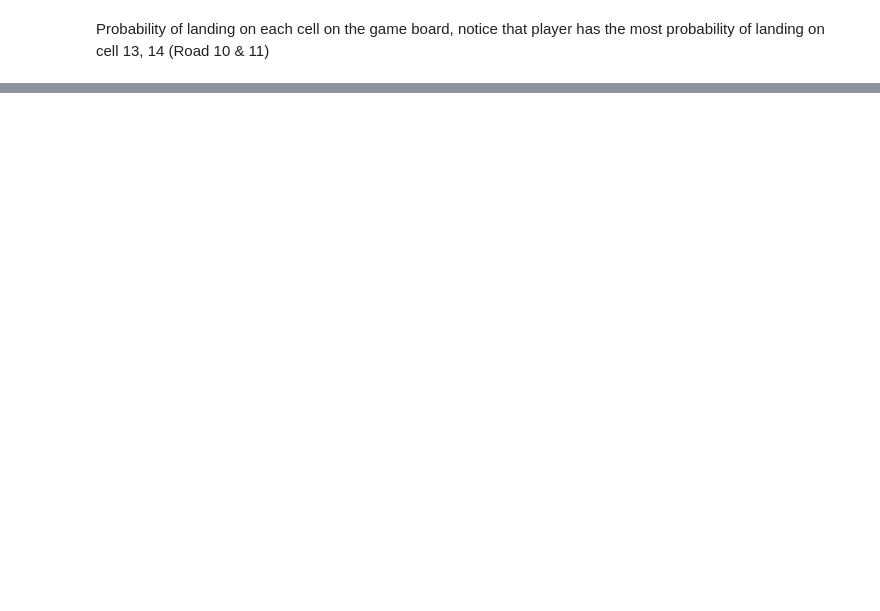
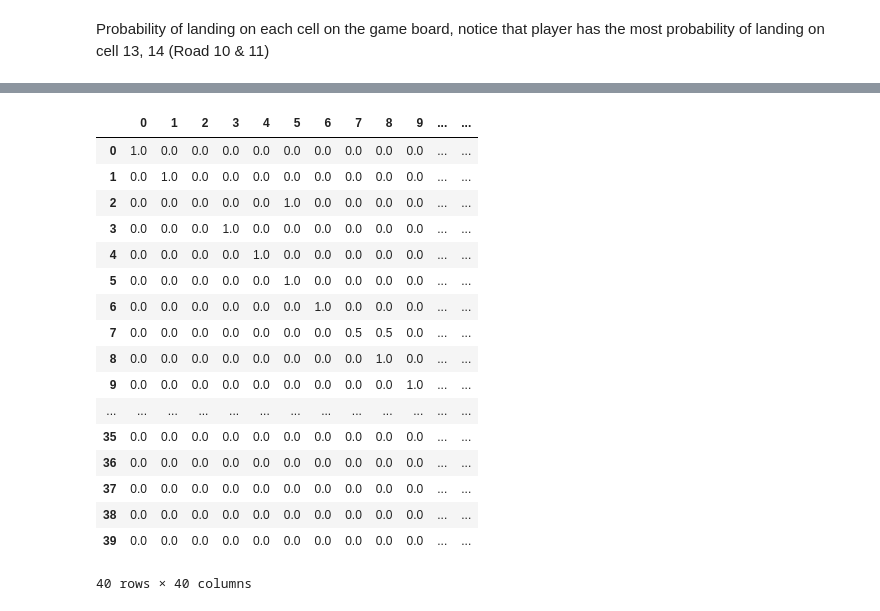
Before and after one commit to xuzhe0205/IOB_markovchain, a Jupyter notebook: IOBmarkovchain.ipynb, the cells around one changed output, grey strips where cells are left out. Cells and saved outputs as stored; diff of their text form; code cells hidden in the pictures; blank space fills up the shorter version.

```diff
--- a/IOBmarkovchain.ipynb
+++ b/IOBmarkovchain.ipynb
@@ -157,0 +203,35 @@ plt.plot(v)
+# %%
+special = np.zeros((40,40))
+# %%
+swamps_i = list_duplicates_of(board,'Swamp')
+diagonalleys_i = list_duplicates_of(board,'DiagonAlley')
+for c in range(40):
+    if c in cars_i:
+        special[c,c+3] = 1.0
+    elif c in swamps_i:
+        special[c,c] = 1
+    elif c in diagonalleys_i:
+        special[c,c+1] = 1/2
+        special[c,c] = 1/2
+    else:
+        special[c, c] = 1.0
+pd.DataFrame(special)
+# %% [output]
+|  | 0 | 1 | 2 | 3 | 4 | 5 | 6 | 7 | 8 | 9 | ... | ... |
+| 0 | 1.0 | 0.0 | 0.0 | 0.0 | 0.0 | 0.0 | 0.0 | 0.0 | 0.0 | 0.0 | ... | ... |
+| 1 | 0.0 | 1.0 | 0.0 | 0.0 | 0.0 | 0.0 | 0.0 | 0.0 | 0.0 | 0.0 | ... | ... |
+| 2 | 0.0 | 0.0 | 0.0 | 0.0 | 0.0 | 1.0 | 0.0 | 0.0 | 0.0 | 0.0 | ... | ... |
+| 3 | 0.0 | 0.0 | 0.0 | 1.0 | 0.0 | 0.0 | 0.0 | 0.0 | 0.0 | 0.0 | ... | ... |
+| 4 | 0.0 | 0.0 | 0.0 | 0.0 | 1.0 | 0.0 | 0.0 | 0.0 | 0.0 | 0.0 | ... | ... |
+| 5 | 0.0 | 0.0 | 0.0 | 0.0 | 0.0 | 1.0 | 0.0 | 0.0 | 0.0 | 0.0 | ... | ... |
+| 6 | 0.0 | 0.0 | 0.0 | 0.0 | 0.0 | 0.0 | 1.0 | 0.0 | 0.0 | 0.0 | ... | ... |
+| 7 | 0.0 | 0.0 | 0.0 | 0.0 | 0.0 | 0.0 | 0.0 | 0.5 | 0.5 | 0.0 | ... | ... |
+| 8 | 0.0 | 0.0 | 0.0 | 0.0 | 0.0 | 0.0 | 0.0 | 0.0 | 1.0 | 0.0 | ... | ... |
+| 9 | 0.0 | 0.0 | 0.0 | 0.0 | 0.0 | 0.0 | 0.0 | 0.0 | 0.0 | 1.0 | ... | ... |
+| ... | ... | ... | ... | ... | ... | ... | ... | ... | ... | ... | ... | ... |
+| 35 | 0.0 | 0.0 | 0.0 | 0.0 | 0.0 | 0.0 | 0.0 | 0.0 | 0.0 | 0.0 | ... | ... |
+| 36 | 0.0 | 0.0 | 0.0 | 0.0 | 0.0 | 0.0 | 0.0 | 0.0 | 0.0 | 0.0 | ... | ... |
+| 37 | 0.0 | 0.0 | 0.0 | 0.0 | 0.0 | 0.0 | 0.0 | 0.0 | 0.0 | 0.0 | ... | ... |
+| 38 | 0.0 | 0.0 | 0.0 | 0.0 | 0.0 | 0.0 | 0.0 | 0.0 | 0.0 | 0.0 | ... | ... |
+| 39 | 0.0 | 0.0 | 0.0 | 0.0 | 0.0 | 0.0 | 0.0 | 0.0 | 0.0 | 0.0 | ... | ... |
+40 rows × 40 columns
```
Also changed, not shown: parts of 20 cells of this notebook, 1 other file.
